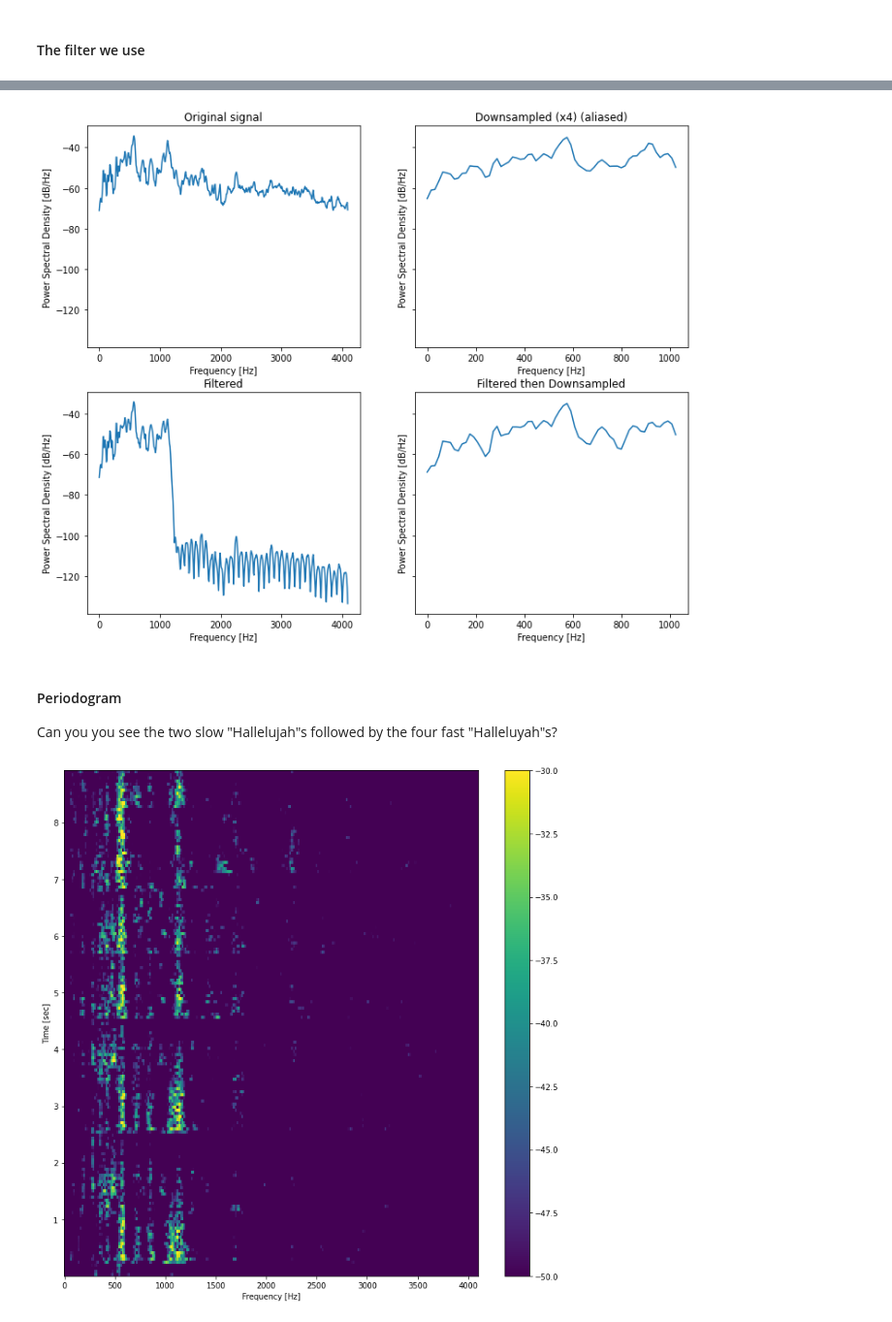
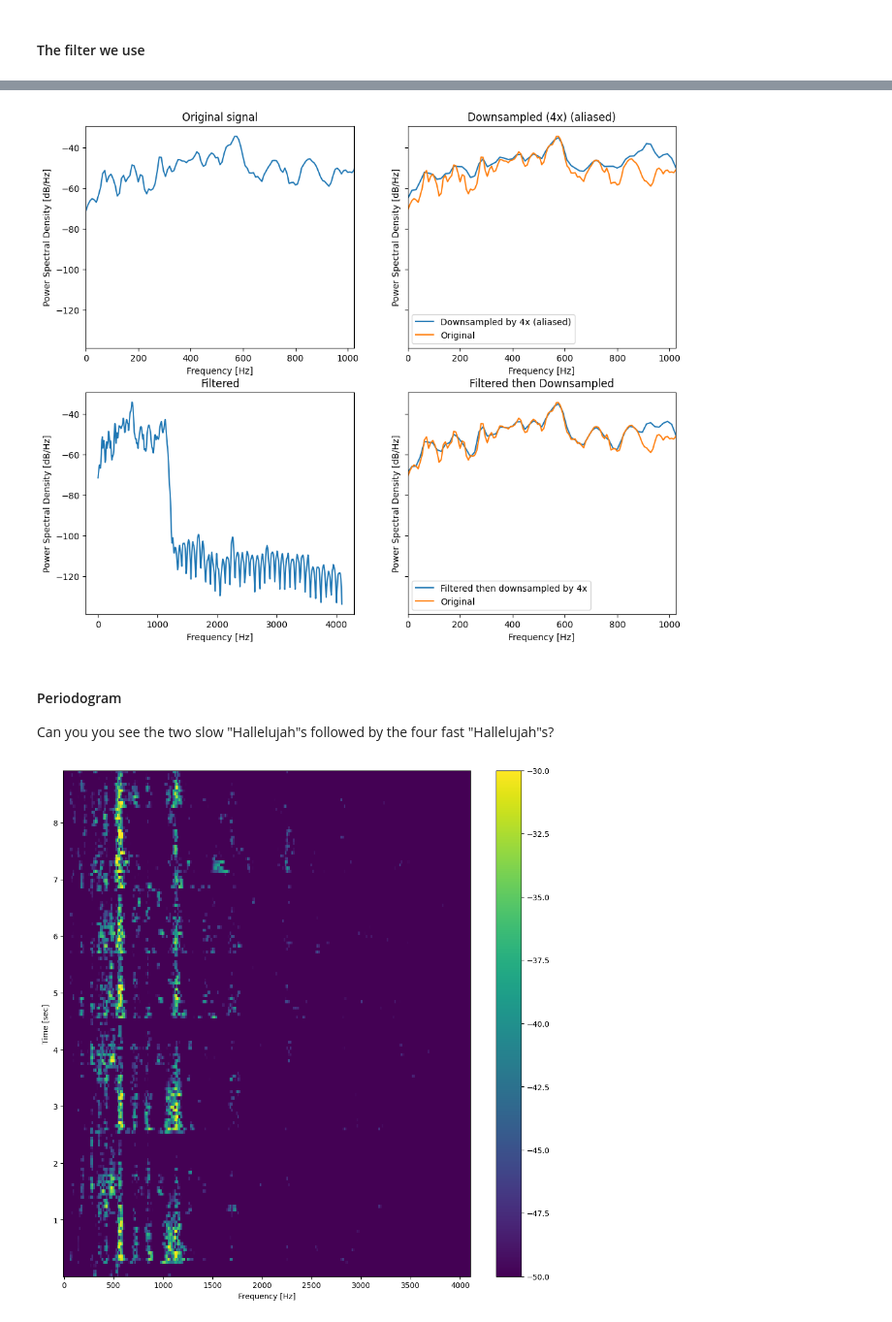
Before and after one commit to stephenbeckr/convex-optimization-class, a Jupyter notebook: Homeworks/HW10/listen_to_Handel.ipynb, the cells around one changed output, grey strips where cells are left out. Shown at 97% size. Saved outputs shown, nothing was run; the diff lists cells and outputs as text; code cells hidden in the pictures.

```diff
--- a/Homeworks/HW10/listen_to_Handel.ipynb
+++ b/Homeworks/HW10/listen_to_Handel.ipynb
@@ -107,37 +107,44 @@ plt.show()
 # %%
 fig, ((ax1, ax2), (ax3, ax4)) = plt.subplots(2, 2, figsize=(12,10),sharey=True)
 
 # def with_logging(*args, **kwargs):
 #     print(func.__name__ + " was called")
 #     return func(*args, **kwargs)
 def periodogram(*args,**kwargs):
   return sig.welch(*args,**kwargs,window='barthann',scaling='density')
 
-f, Pxx = periodogram(y,fs=Fs,nperseg=1024)
-ax1.plot(f, dbPower(Pxx))
+f0, Pxx0 = periodogram(y,fs=Fs,nperseg=1024)
+ax1.plot(f0, dbPower(Pxx0))
+ax1.set_xlim([0,1024])
 ax1.set_title('Original signal')
 
 f, Pxx = periodogram(y[::4], fs=Fs/4, nperseg=128)
-ax2.plot(f, dbPower(Pxx))
-ax2.set_title('Downsampled (x4) (aliased)')
+ax2.plot(f, dbPower(Pxx),label='Downsampled by 4x (aliased)')
+ax2.plot(f0, dbPower(Pxx0),label='Original')
+ax2.set_xlim([0,1024])
+ax2.legend()
+ax2.set_title('Downsampled (4x) (aliased)')
 
 f, Pxx = periodogram(lowpassFilter(y), fs=Fs, nperseg=1024)
 ax3.plot(f, dbPower(Pxx))
 ax3.set_title('Filtered')
 
 f, Pxx = periodogram(lowpassFilter(y)[::4], fs=Fs/4, nperseg=128)
-ax4.plot(f, dbPower(Pxx))
+ax4.plot(f, dbPower(Pxx),label='Filtered then downsampled by 4x')
+ax4.plot(f0, dbPower(Pxx0),label='Original')
+ax4.set_xlim([0,1024])
+ax4.legend()
 ax4.set_title('Filtered then Downsampled')
 
 for ax in (ax1, ax2, ax3, ax4):
     ax.set_xlabel('Frequency [Hz]')
     ax.set_ylabel('Power Spectral Density [dB/Hz]')
 plt.show()
 # %% [output]
-[figure, old version]
+[figure, new version]
 # %% [markdown]
 #### Periodogram
-Can you you see the two slow "Hallelujah"s followed by the four fast "Halleluyah"s?
+Can you you see the two slow "Hallelujah"s followed by the four fast "Hallelujah"s?
 # %%
 fig = plt.figure(figsize=(12,12))
 f, t, Sxx = sig.spectrogram(y, fs=Fs, window='barthann', nperseg=512,
```
Also changed, not shown: parts of 9 cells of this notebook.
